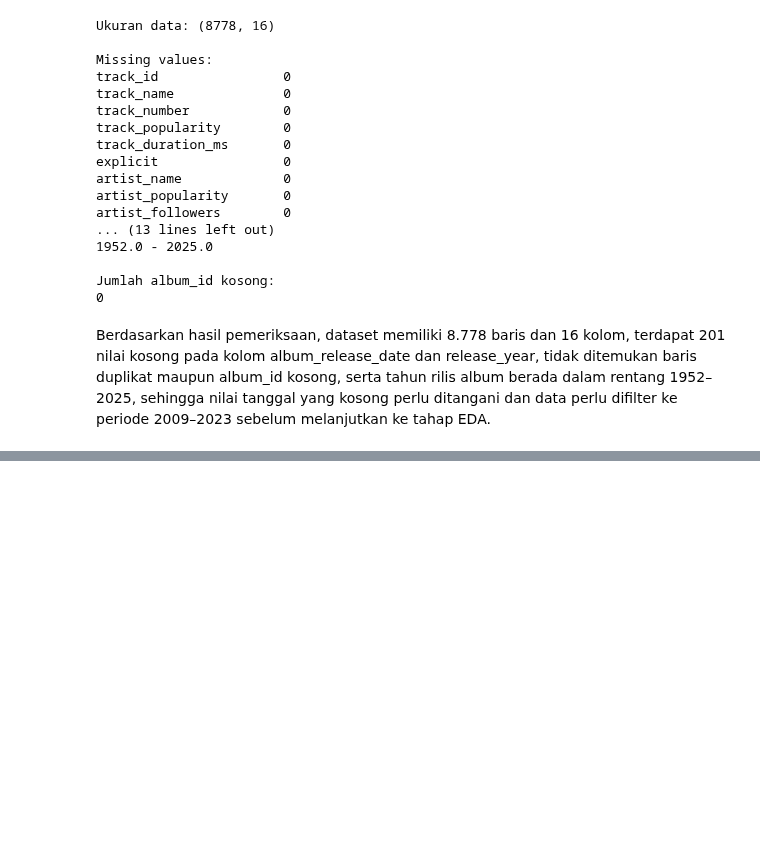
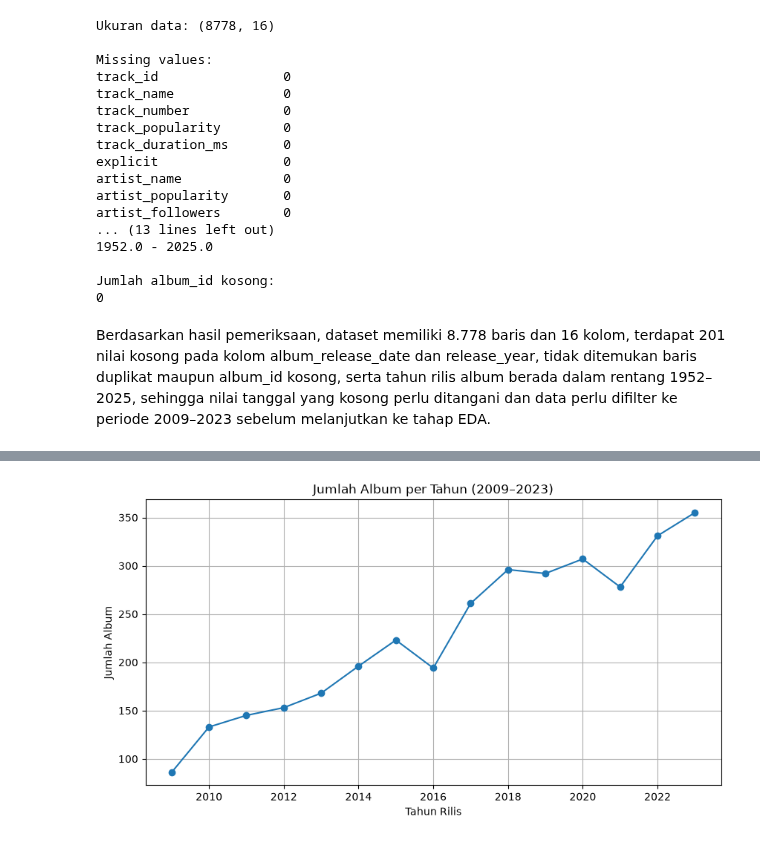
Before and after one commit to ZaharaNauli/spotify-machine-learning, a Jupyter notebook: archive/MachineLearning.ipynb, the cells around one changed output, grey strips where cells are left out. Saved outputs shown, nothing was run; the diff lists cells and outputs as text; code cells hidden in the pictures; blank space fills up the shorter version.

```diff
--- a/archive/MachineLearning.ipynb
+++ b/archive/MachineLearning.ipynb
@@ -474,0 +824,18 @@ Berdasarkan hasil pemeriksaan, dataset memiliki 8.778 baris dan 16 kolom, terdap
+# %%
+df_analysis = df.copy()
+
+df_analysis = df_analysis.dropna(
+    subset=['release_year', 'album_id']
+)
+
+df_analysis = df_analysis[
+    df_analysis['release_year'].between(2009, 2023)
+]
+# %%
+album_per_year = (
+    df_analysis.groupby('release_year')['album_id']
+    .nunique()
+    .reset_index(name='jumlah_album')
+)
+
+album_per_year.head()
@@ -474,0 +865,17 @@ Berdasarkan hasil pemeriksaan, dataset memiliki 8.778 baris dan 16 kolom, terdap
+# %%
+import matplotlib.pyplot as plt
+
+plt.figure(figsize=(10, 5))
+plt.plot(
+    album_per_year['release_year'],
+    album_per_year['jumlah_album'],
+    marker='o'
+)
+
+plt.xlabel('Tahun Rilis')
+plt.ylabel('Jumlah Album')
+plt.title('Jumlah Album per Tahun (2009–2023)')
+plt.grid(True)
+plt.show()
+# %% [output]
+[figure, added]
```
Also changed, not shown: parts of 71 cells of this notebook.
